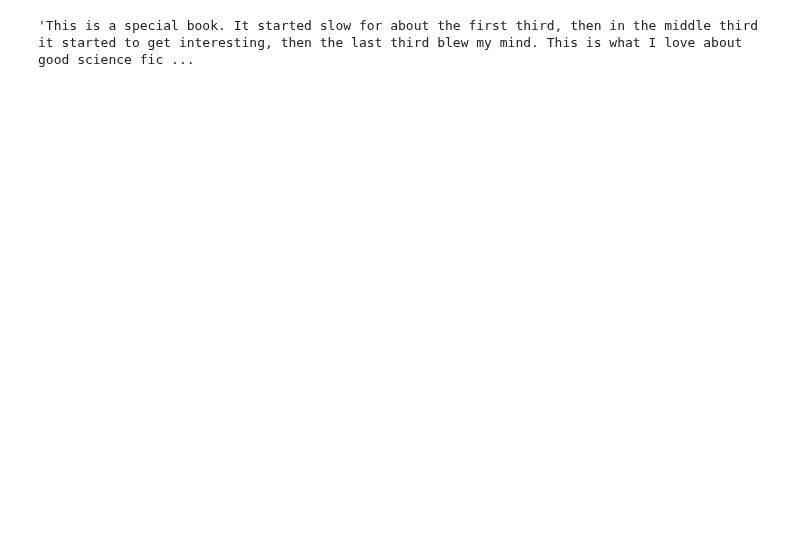
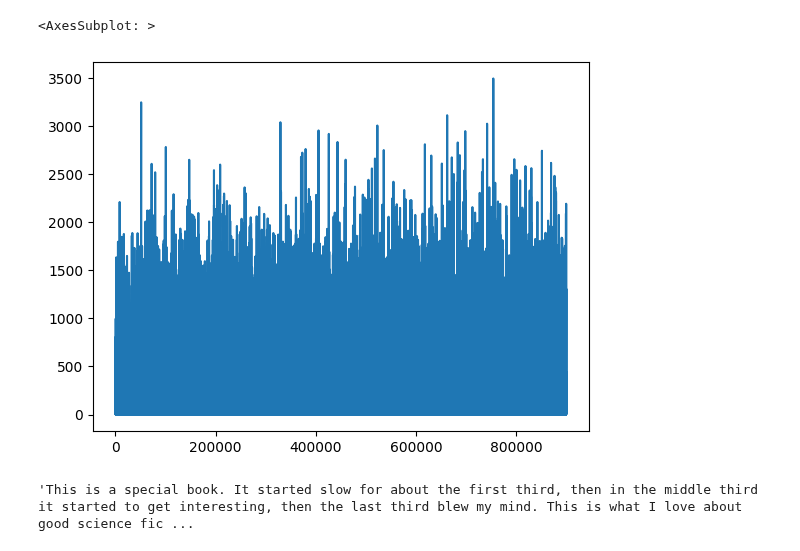
Before and after one commit to Mr-Aylex/goodBook, a Jupyter notebook: notebook/discover_dataset.ipynb, the cells around one changed output. Drawn from its saved outputs; the diff is of its cells as text; code cells hidden in the pictures; blank space fills up the shorter version.

```diff
--- a/notebook/discover_dataset.ipynb
+++ b/notebook/discover_dataset.ipynb
@@ -25,0 +10,2 @@ train_data
+# %%
+lenght = train_data['review_text'].apply(lambda x: len(x.split()))
@@ -26,3 +42,8 @@ train_data
+# %%
+lenght.plot()
+# %% [output]
+<AxesSubplot: >
+[figure, added]
 # %%
 train_data["review_text"][0]
 # %% [output]
```
Also changed, not shown: parts of 3 cells of this notebook, 53 other files.
